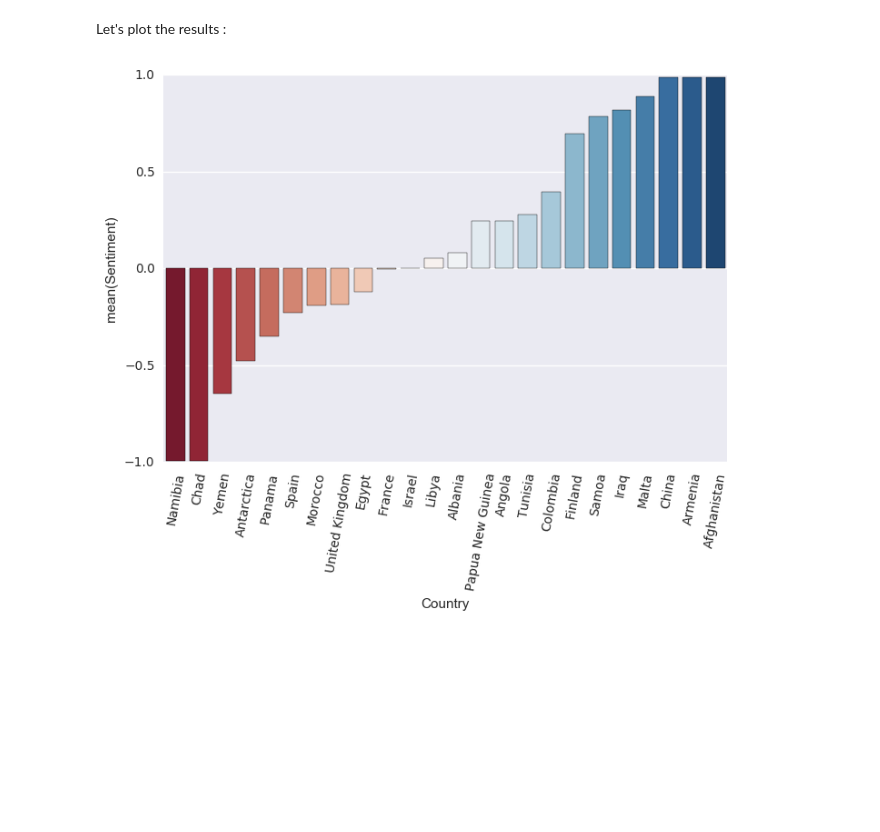
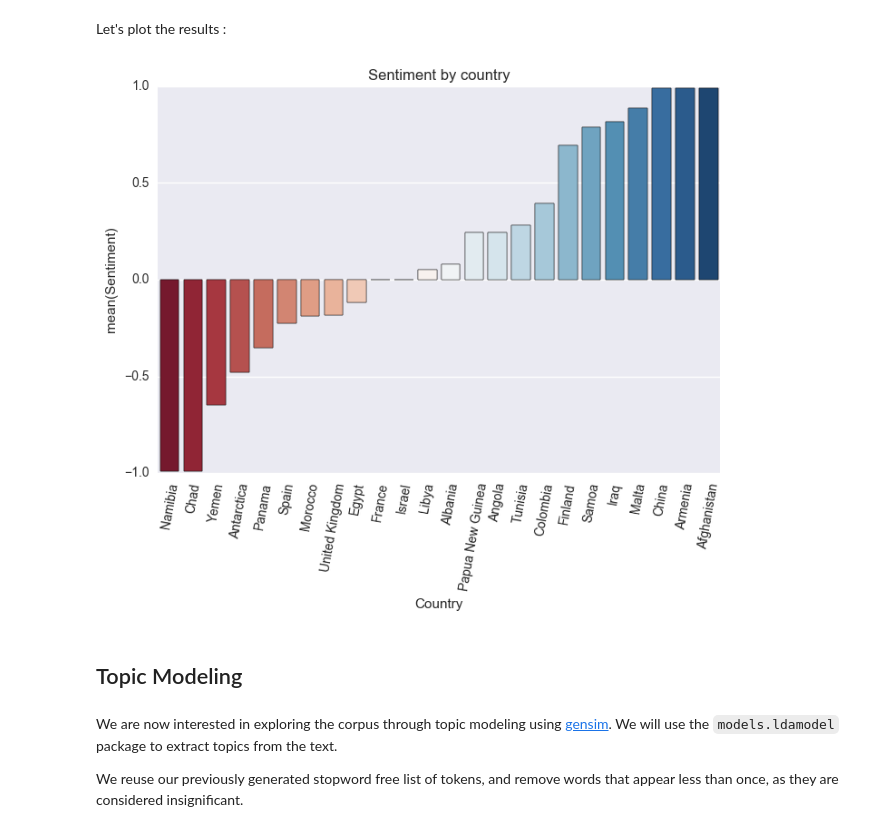
Before and after one commit to loistal/ADA_lab1, a Jupyter notebook: 05- Tamming Text/Hillary Email Controversy.ipynb, the cells around one changed output. Cells and saved outputs as stored; diff of their text form; code cells hidden in the pictures; blank space fills up the shorter version.

Commit message:
topic modeling v1.0

```diff
--- a/05- Tamming Text/Hillary Email Controversy.ipynb
+++ b/05- Tamming Text/Hillary Email Controversy.ipynb
@@ -213,10 +208,15 @@ Let's plot the results :
 # %%
 data = pd.Series(data=df['Sentiment']).sort_values()
 
 plot = sns.barplot(data.index, data, palette=reversed(sns.color_palette("RdBu_r", len(data))))
+plt.title('Sentiment by country')
 plt.xticks(rotation=80)
-sns
-
 plt.show()
 # %% [output]
-[figure, old version]
+[figure, new version]
+# %% [markdown]
+## Topic Modeling
+# %% [markdown]
+We are now interested in exploring the corpus through topic modeling using [gensim](https://radimrehurek.com/gensim/). We will use the `models.ldamodel` package to extract topics from the text.
+
+We reuse our previously generated stopword free list of tokens, and remove words that appear less than once, as they are considered insignificant.
```
Also changed, not shown: parts of 15 cells of this notebook, 1 other file.
